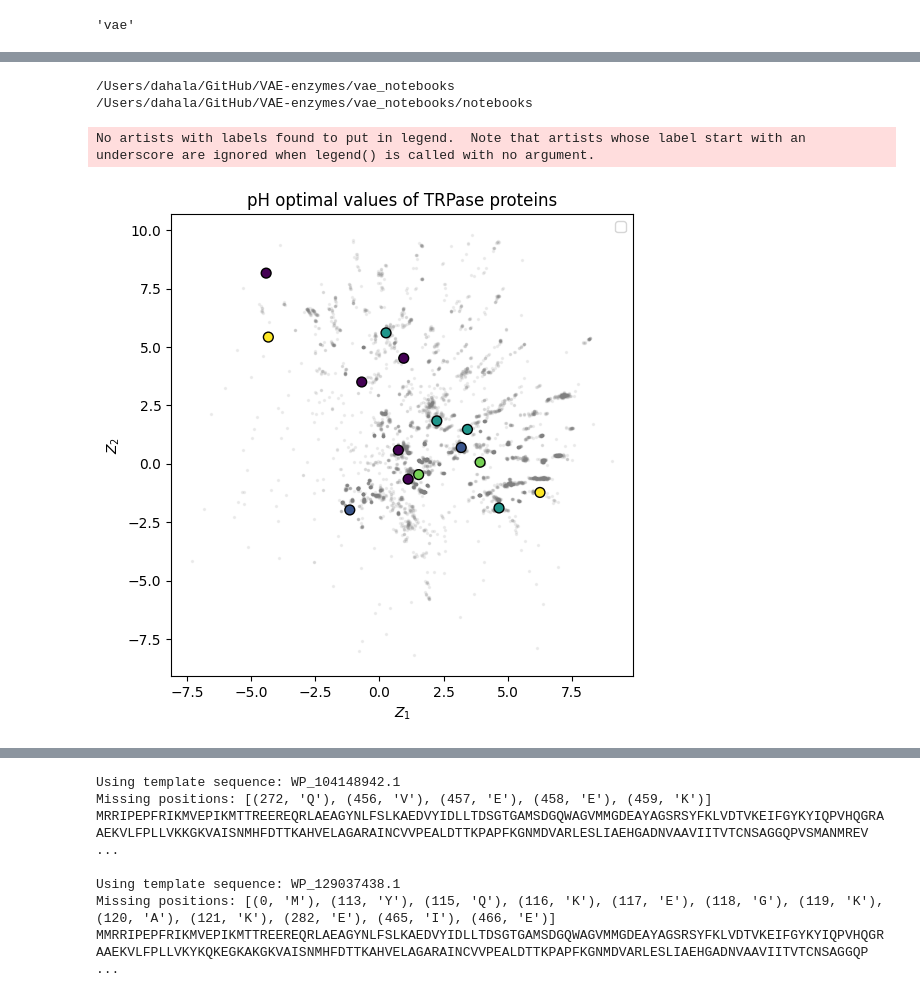
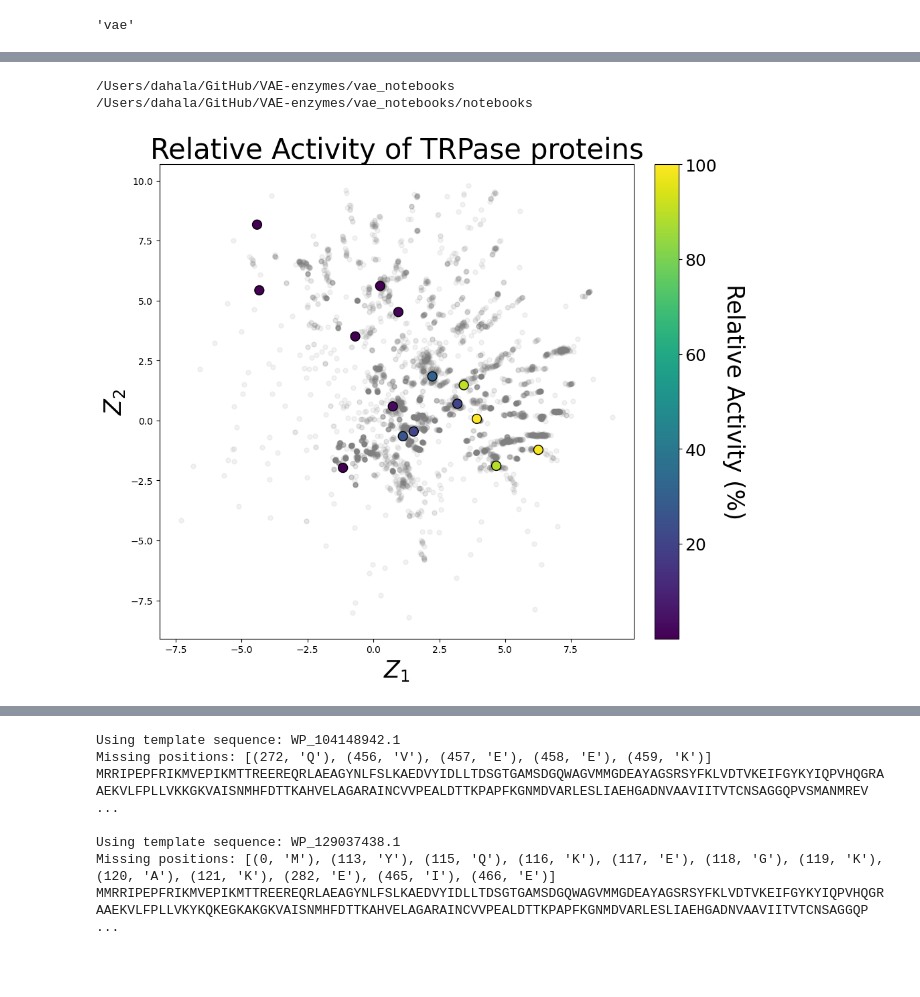
Before and after one commit to daha-la/VAE-enzymes, a Jupyter notebook: vae_notebooks/notebooks/vae_TRPase.ipynb, the cells around one changed output, grey strips where cells are left out. Saved outputs shown, nothing was run; the diff lists cells and outputs as text; code cells hidden in the pictures; blank space fills up the shorter version.

```diff
--- a/vae_notebooks/notebooks/vae_TRPase.ipynb
+++ b/vae_notebooks/notebooks/vae_TRPase.ipynb
@@ -129,6 +129,10 @@ with open(run.pickles+ "/msa_columns.pkl", "rb") as input_file:
 load_from_pkl(os.path.join(run.model, "model_params.pkl"))['model']
 # %% [output]
 'vae'
+# %%
+exp_res = pd.read_csv('../../random_data/TRPase/Cleaned_Experimental_Data.csv',index_col=0).iloc[:-5,:]
+rel_act = pd.read_excel('../../random_data/TRPase/20250328_TRPase_rel_act.xlsx', sheet_name='Sheet2',index_col=1)
+rel_act = rel_act.loc[exp_res.index]
 # %%
 arch_POI=['RMG28746.1','RLE90674.1']
 euka_POI=['XP_015776371.1','BAN40838.1',
@@ -140,8 +144,6 @@ bact_POI=['WP_019211973.1','AAB24234.1','WP_108870457.1',
      'WP_131680130.1','WP_001295247.1','C3LUI5_S1']
 
 POI=['WP_104148942.1','WP_129037438.1']
-# %%
-exp_res = pd.read_csv('../../random_data/TRPase/Cleaned_Experimental_Data.csv')
 # %%
 %cd /Users/dahala/GitHub/VAE-enzymes/vae_notebooks
 from matplotlib import pyplot as plt
@@ -236,45 +227,41 @@ No artists with labels found to put in legend.  Note that artists whose label st
 # %%
 %cd /Users/dahala/GitHub/VAE-enzymes/vae_notebooks
 from matplotlib import pyplot as plt
 from notebooks.minimal_version.latent_space import LatentSpace
 %cd /Users/dahala/GitHub/VAE-enzymes/vae_notebooks/notebooks/
 
 # Projection to the latent space
 # Show your queries
 run.weights = f'{run.result}/model/vae_fold_0.model'
 latent_space = LatentSpace(run)
 msa_embeddings = latent_space.msa_embeddings["mus"]
 
-POI_coords = latent_space.key_to_embedding(exp_res.iloc[:-5,:].Accession.to_list())
+POI_coords = latent_space.key_to_embedding(exp_res.Accession.to_list())
 
-custom_sequences = []  # give keys to MSA and embed them to the latent space
-c_color = 'blue'
-conditional = False
-fig_lat, ax = plt.subplots(1, 1,figsize=(6,6))
+fig_lat, ax = plt.subplots(1, 1,figsize=(10,10))
 
-ax.plot(msa_embeddings[:, 0], msa_embeddings[:, 1], '.', alpha=0.1, markersize=3, color='grey',zorder=0)
+ax.plot(msa_embeddings[:, 0], msa_embeddings[:, 1], '.', alpha=0.1, markersize=10, color='grey',zorder=0)
 
 
-scatter = ax.scatter(POI_coords[0::2], POI_coords[1::2],edgecolor='black',s=50,c=np.array(exp_res.iloc[:-5,:].pH_opt.to_numpy(),dtype=float),zorder=1)
+scatter = ax.scatter(POI_coords[0::2], POI_coords[1::2],edgecolor='black',s=100,c=np.array(rel_act.perc.to_numpy(),dtype=float),zorder=1)
+
+cb = fig_lat.colorbar(scatter,ax=ax,fraction=0.04569, pad=0.04)
+cb.set_label('Relative Activity (%)',fontsize=25,rotation=270,labelpad=30)
+cb.ax.tick_params(labelsize=18)
 
 # Project
-ax.legend()
+
+ax.set_xlabel(r'$Z_1$', fontsize=25)
+ax.set_ylabel(r'$Z_2$', fontsize=25)
 ax.set_box_aspect(1)
-ax.set_xlabel("$Z_1$")
-ax.set_ylabel("$Z_2$")
-ax.set_box_aspect(1)
-ax.set_title('pH optimal values of TRPase proteins')
+ax.set_title('Relative Activity of TRPase proteins',fontsize=30)
 
-if conditional:
-    fig_lat.savefig(os.path.join(run.results, f"latent_space_conditional.png"))
-else:
-    fig_lat.savefig(os.path.join(run.results, f"latent_space.png"))
+fig_lat.savefig(os.path.join(run.results, f"latent_space_act.png"))
     #ax.set_title(f"Latent space projection final")
 # %% [output]
 /Users/dahala/GitHub/VAE-enzymes/vae_notebooks
 /Users/dahala/GitHub/VAE-enzymes/vae_notebooks/notebooks
-No artists with labels found to put in legend.  Note that artists whose label start with an underscore are ignored when legend() is called with no argument.
-[figure, old version]
+[figure, new version]
 # %%
 %cd /Users/dahala/GitHub/VAE-enzymes/vae_notebooks
 from matplotlib import pyplot as plt
```
Also changed, not shown: parts of 23 cells of this notebook, 8 other files.
